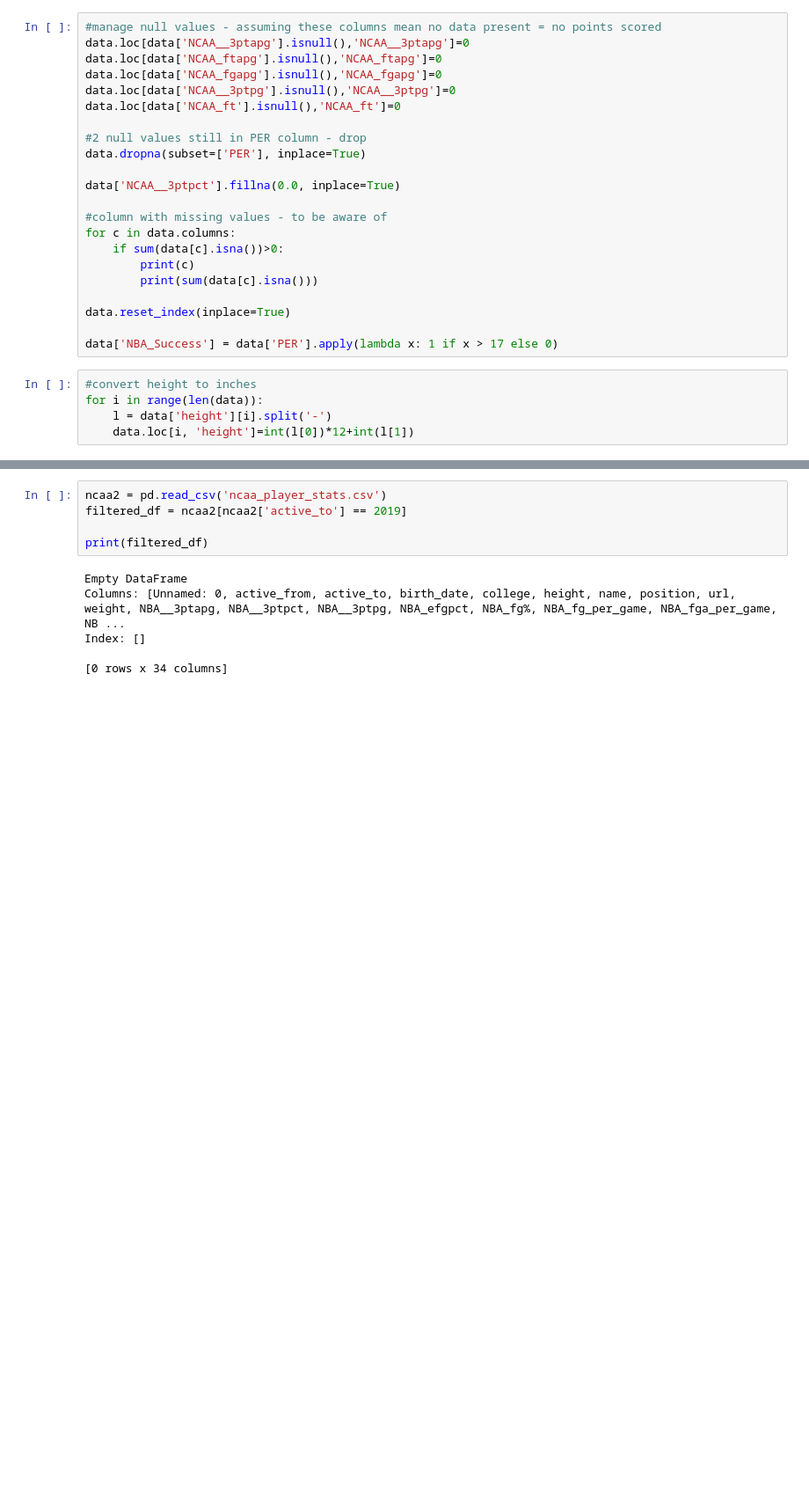
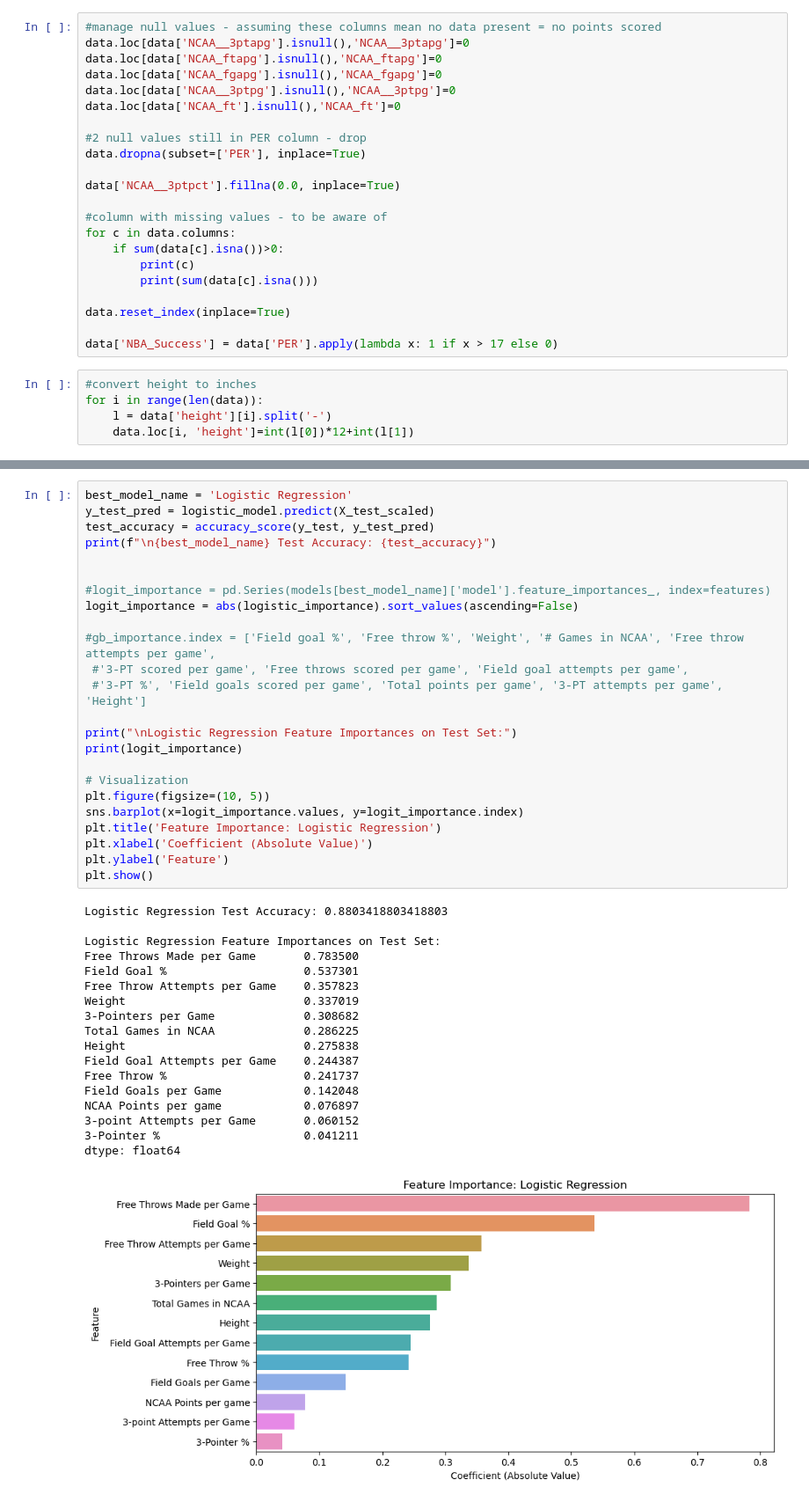
Before and after one commit to mattietoll/ISYE6740-Final-Project, a Jupyter notebook: Feature_Analysis.ipynb, the cells around one changed output, grey strips where cells are left out. Shown: that part at 88% size. Drawn from its saved outputs; the diff is of its cells as text; blank space fills up the shorter version.

```diff
--- a/Feature_Analysis.ipynb
+++ b/Feature_Analysis.ipynb
@@ -305,11 +360,43 @@ dtype: float64
 # %%
-ncaa2 = pd.read_csv('ncaa_player_stats.csv')
-filtered_df = ncaa2[ncaa2['active_to'] == 2019]
+best_model_name = 'Logistic Regression'
+y_test_pred = logistic_model.predict(X_test_scaled)
+test_accuracy = accuracy_score(y_test, y_test_pred)
+print(f"\n{best_model_name} Test Accuracy: {test_accuracy}")
 
-print(filtered_df)
+
+#logit_importance = pd.Series(models[best_model_name]['model'].feature_importances_, index=features)
+logit_importance = abs(logistic_importance).sort_values(ascending=False)
+
+#gb_importance.index = ['Field goal %', 'Free throw %', 'Weight', '# Games in NCAA', 'Free throw attempts per game',
+ #'3-PT scored per game', 'Free throws scored per game', 'Field goal attempts per game',
+ #'3-PT %', 'Field goals scored per game', 'Total points per game', '3-PT attempts per game', 'Height']
+
+print("\nLogistic Regression Feature Importances on Test Set:")
+print(logit_importance)
+
+# Visualization
+plt.figure(figsize=(10, 5))
+sns.barplot(x=logit_importance.values, y=logit_importance.index)
+plt.title('Feature Importance: Logistic Regression')
+plt.xlabel('Coefficient (Absolute Value)')
+plt.ylabel('Feature')
+plt.show()
 # %% [output]
-Empty DataFrame
-Columns: [Unnamed: 0, active_from, active_to, birth_date, college, height, name, position, url, weight, NBA__3ptapg, NBA__3ptpct, NBA__3ptpg, NBA_efgpct, NBA_fg%, NBA_fg_per_game, NBA_fga_per_game, NB ...
-Index: []
+Logistic Regression Test Accuracy: 0.8803418803418803
 
-[0 rows x 34 columns]
+Logistic Regression Feature Importances on Test Set:
+Free Throws Made per Game       0.783500
+Field Goal %                    0.537301
+Free Throw Attempts per Game    0.357823
+Weight                          0.337019
+3-Pointers per Game             0.308682
+Total Games in NCAA             0.286225
+Height                          0.275838
+Field Goal Attempts per Game    0.244387
+Free Throw %                    0.241737
+Field Goals per Game            0.142048
+NCAA Points per game            0.076897
+3-point Attempts per Game       0.060152
+3-Pointer %                     0.041211
+dtype: float64
+[figure, added]
```
Also changed, not shown: parts of 10 cells of this notebook, 1 other file.
